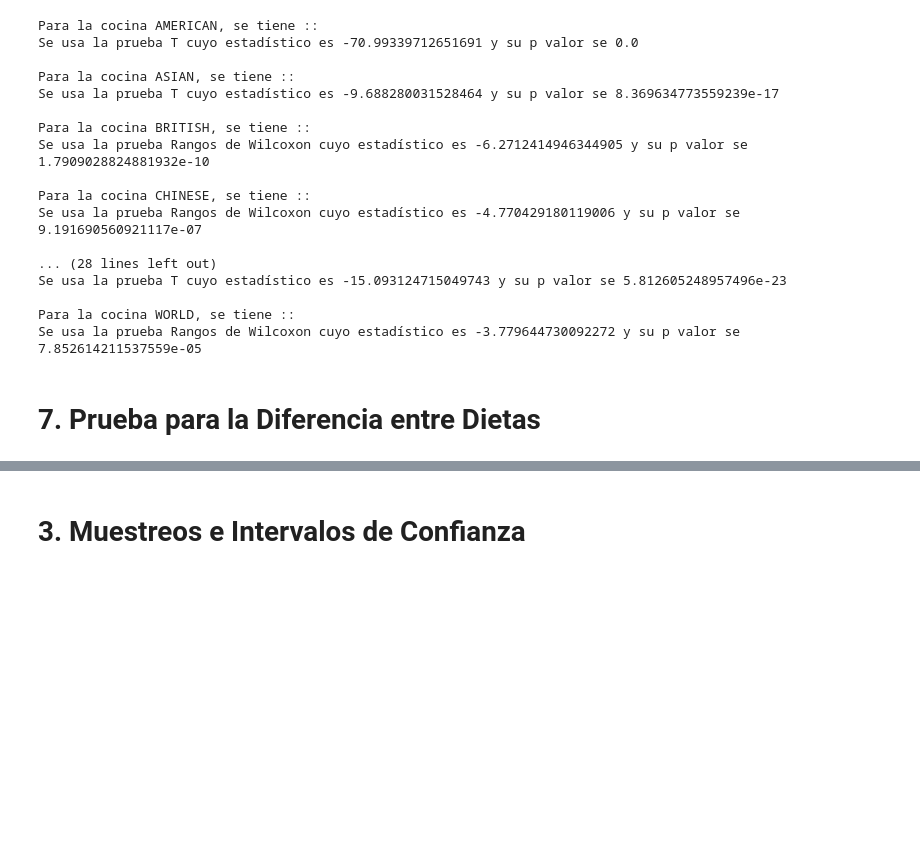
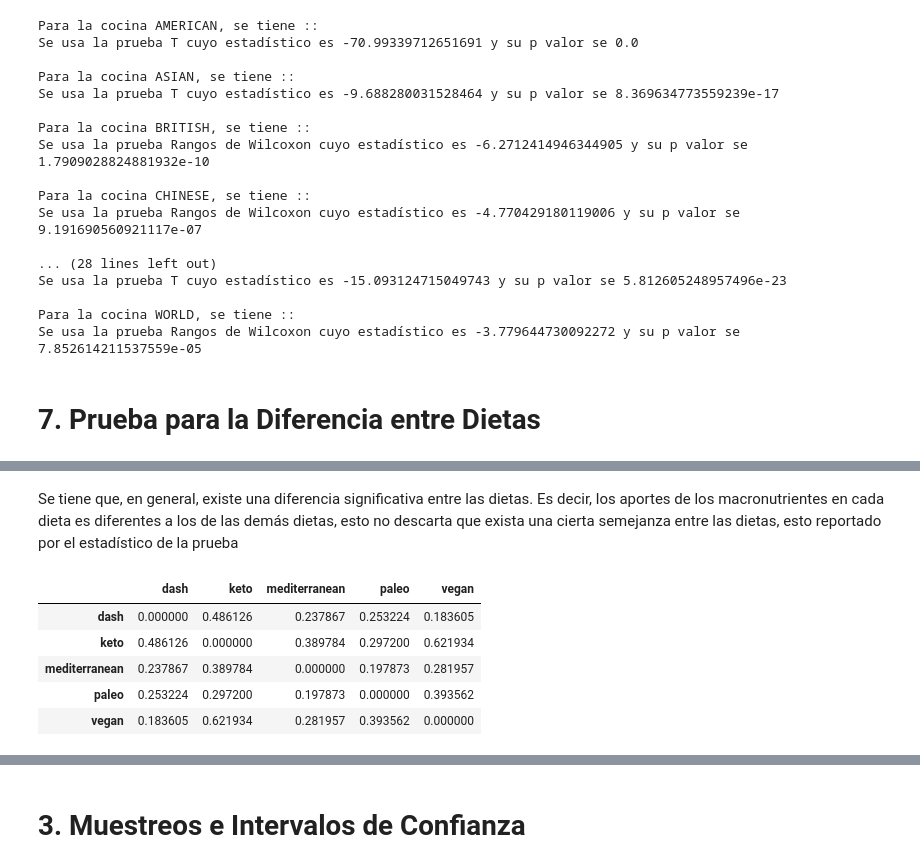
Before and after one commit to alexisuaguilaru/Analysis_Nutritional_Information, a Jupyter notebook: Documentation/AlexisAguilar_Reporte.ipynb, the cells around one changed output, grey strips where cells are left out. Saved outputs shown, nothing was run; the diff lists cells and outputs as text; code cells hidden in the pictures; blank space fills up the shorter version.

```diff
--- a/Documentation/AlexisAguilar_Reporte.ipynb
+++ b/Documentation/AlexisAguilar_Reporte.ipynb
@@ -789,0 +794,35 @@ El objetivo del trabajo es probar si existe una diferencia significativa en los
+# %% [markdown]
+Se tiene que, en general, existe una diferencia significativa entre las dietas. Es decir, los aportes de los macronutrientes en cada dieta es diferentes a los de las demás dietas, esto no descarta que exista una cierta semejanza entre las dietas, esto reportado por el estadístico de la prueba
+# %%
+# Prueba por cada par de cocina y macronutriente
+
+from scipy.stats import ks_2samp
+from itertools import combinations
+
+statistic_results = {macronutrient : pd.DataFrame(np.zeros((5,5),dtype=float),columns=Diets,index=Diets) for macronutrient in Macronutrients}
+pvalue_results = {macronutrient : pd.DataFrame(np.zeros((5,5),dtype=float),columns=Diets,index=Diets) for macronutrient in Macronutrients}
+for diet_1 , diet_2 in combinations(Diets,2):
+    recipes_diet_1 = Diets_Dataset.query("Diet_type == @diet_1")
+    recipes_diet_2 = Diets_Dataset.query("Diet_type == @diet_2")
+    for macronutrient in Macronutrients:
+        result_test = ks_2samp(recipes_diet_1[macronutrient],recipes_diet_2[macronutrient])
+
+        statistic_results[macronutrient].loc[diet_1,diet_2] = result_test.statistic
+        statistic_results[macronutrient].loc[diet_2,diet_1] = result_test.statistic
+
+        pvalue_results[macronutrient].loc[diet_1,diet_2] = result_test.pvalue
+        pvalue_results[macronutrient].loc[diet_2,diet_1] = result_test.pvalue
+
+        statistic_results[macronutrient].loc[diet_1,diet_1] = 0
+        pvalue_results[macronutrient].loc[diet_1,diet_1] = 1
+# %%
+# Promedio de los estadístico en cada prueba entre dietas
+
+sum(statistic_results[macronutrient] for macronutrient in Macronutrients)/3
+# %% [output]
+|  | dash | keto | mediterranean | paleo | vegan |
+| dash | 0.000000 | 0.486126 | 0.237867 | 0.253224 | 0.183605 |
+| keto | 0.486126 | 0.000000 | 0.389784 | 0.297200 | 0.621934 |
+| mediterranean | 0.237867 | 0.389784 | 0.000000 | 0.197873 | 0.281957 |
+| paleo | 0.253224 | 0.297200 | 0.197873 | 0.000000 | 0.393562 |
+| vegan | 0.183605 | 0.621934 | 0.281957 | 0.393562 | 0.000000 |
```
Also changed, not shown: parts of 7 cells of this notebook.
